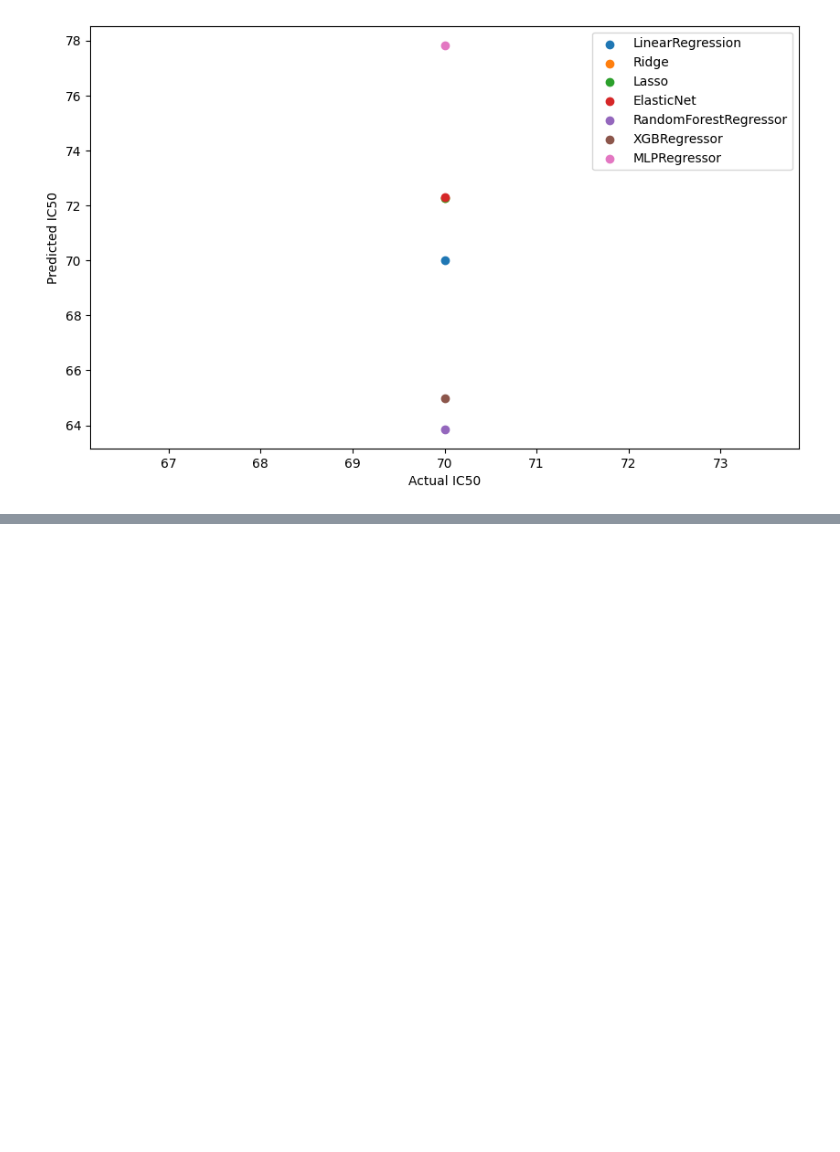
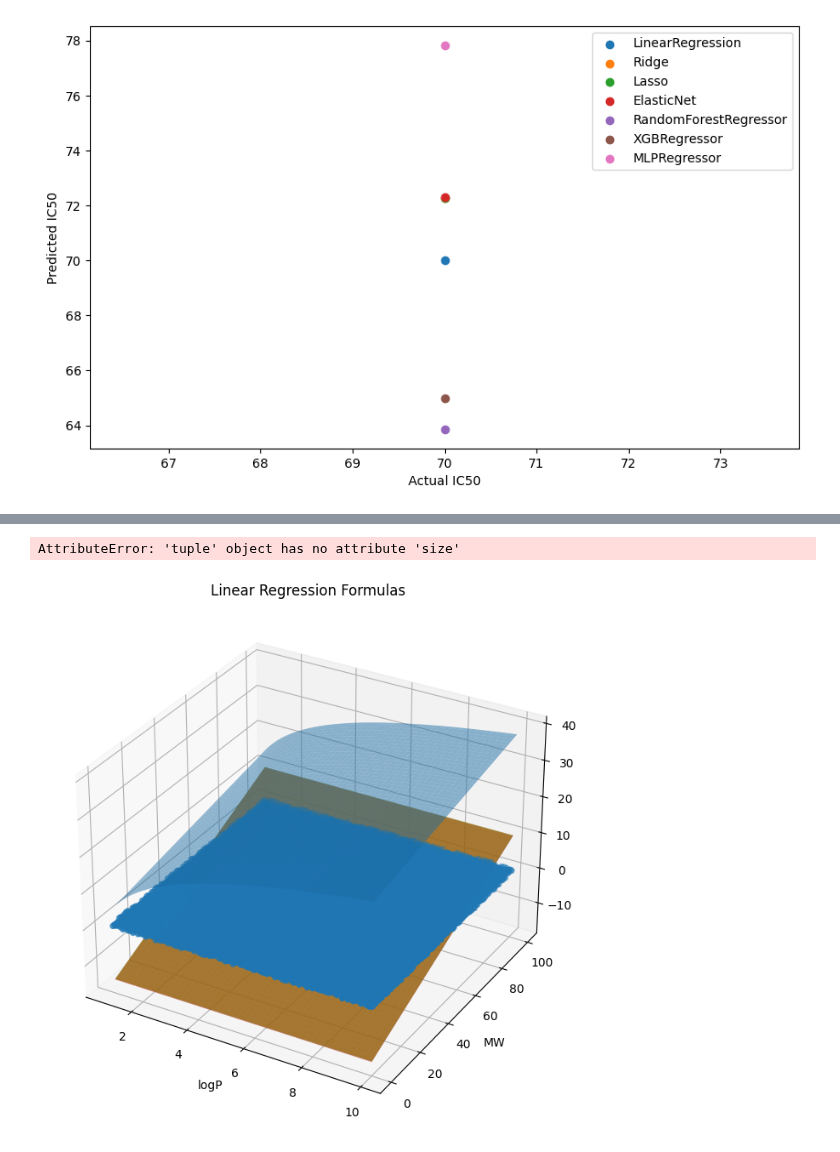
Before and after one commit to drfperez/DeepPurpose, a Jupyter notebook: REGRESSION.ipynb, the cells around one changed output, grey strips where cells are left out. Saved outputs shown, nothing was run; the diff lists cells and outputs as text; code cells hidden in the pictures; blank space fills up the shorter version.

```diff
--- a/REGRESSION.ipynb
+++ b/REGRESSION.ipynb
@@ -170,0 +77,53 @@ MLPRegressor: MSE = 143.12, Formula: No formula available
+# %%
+
+import numpy as np
+import matplotlib.pyplot as plt
+from mpl_toolkits.mplot3d import Axes3D
+
+# Define the formulas
+formulas = {
+    'LinearRegression': 'y = 5.00 + 10.00*logP + 0.10*MW',
+    'Ridge': 'y = -14.74 + 0.02*logP + 0.25*MW',
+    'Lasso': 'y = -14.70 + 0.00*logP + 0.25*MW',
+    'ElasticNet': 'y = -14.88 + 0.00*logP + 0.25*MW'
+}
+
+# Generate some sample data for logP and MW
+logP = np.linspace(1, 10, 100)  # Avoid zero values
+MW = np.linspace(0, 100, 100)
+logP, MW = np.meshgrid(logP, MW)
+
+# Create a figure and axis
+fig = plt.figure(figsize=(12, 8))
+ax = fig.add_subplot(111, projection='3d')
+
+# Plot the data points (assuming you have some data points)
+ax.scatter(logP.ravel(), MW.ravel(), np.random.rand(100, 100).ravel())
+
+# Plot the regression planes
+handles = []
+labels = []
+for name, formula in formulas.items():
+    coeffs = formula.split('+')
+    intercept = float(coeffs[0].split('=')[1])
+    logP_coeff = float(coeffs[1].split('*')[0])
+    MW_coeff = float(coeffs[2].split('*')[0])
+    y = intercept + logP_coeff * np.log(logP) + MW_coeff * MW
+    surf = ax.plot_surface(logP, MW, y, alpha=0.5)
+    handles.append(surf)
+    labels.append(name)
+
+# Set axis labels and title
+ax.set_xlabel('logP')
+ax.set_ylabel('MW')
+ax.set_zlabel('y')
+ax.set_title('Linear Regression Formulas')
+
+# Create a 2D legend
+fig.legend(handles, labels, loc='upper right', bbox_to_anchor=(1.3, 1))
+
+# Show the plot
+plt.show()
+# %% [output]
+AttributeError: 'tuple' object has no attribute 'size'
+[figure, added]
```
Also changed, not shown: parts of 1 cell of this notebook.
